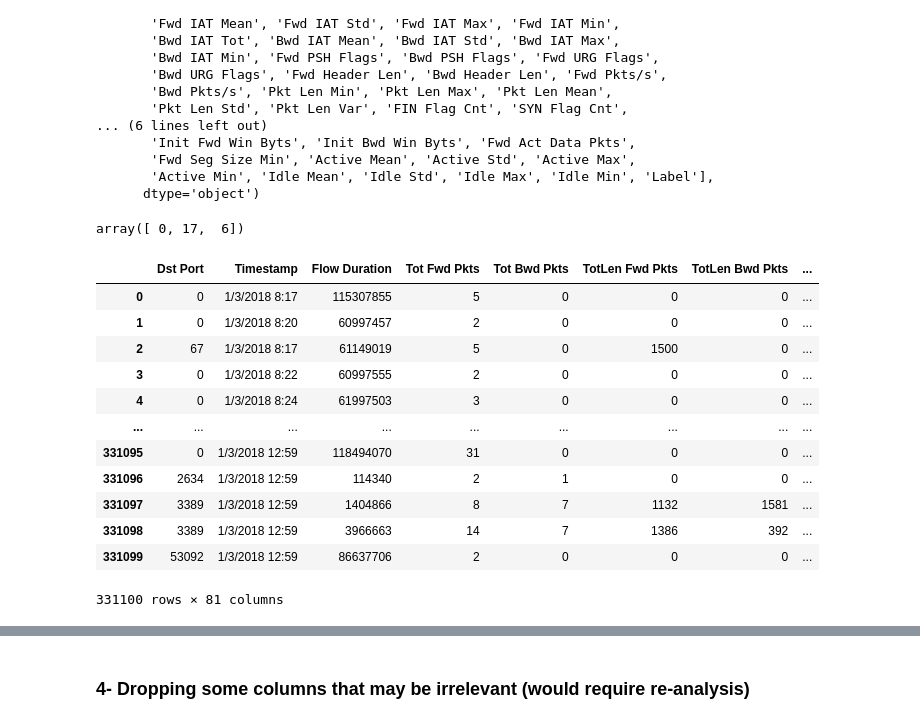
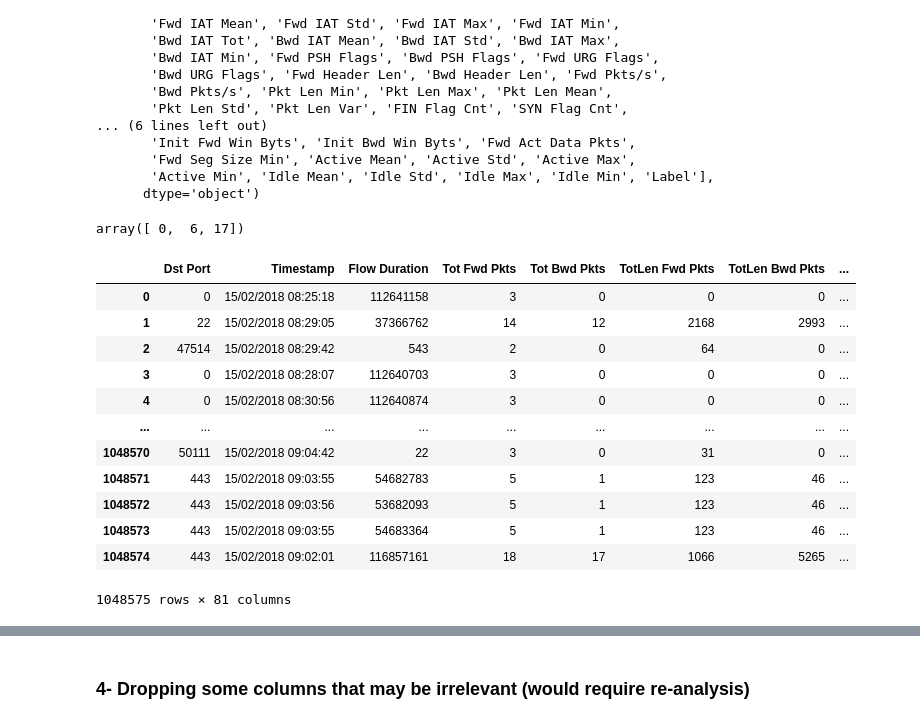
Before and after one commit to alittlesheepofGod/cse-cic-ids2018, a Jupyter notebook: 1-Exploring_CIC-IDS-2018_Dataset.ipynb, the cells around one changed output, grey strips where cells are left out. Drawn from its saved outputs; the diff is of its cells as text; code cells hidden in the pictures.

```diff
--- a/1-Exploring_CIC-IDS-2018_Dataset.ipynb
+++ b/1-Exploring_CIC-IDS-2018_Dataset.ipynb
@@ -2136,5 +2138,5 @@ df_thursday2_malicious
 # %%
-df_thursday3 = pd.read_csv('/mnt/d/project-chau/dataset/cse-cic-ids108/dataset/02-15-2018.csv')
+df_thursday3 = pd.read_csv('/mnt/d/source/cse-cic-ids2018/dataset/02-15-2018.csv')
 # %%
 df_thursday3
 # %% [output]
@@ -2186,4 +2190,4 @@ print(df_thursday3["Label"].value_counts()[['Infilteration']].sum())
 ### 2- Removing row with erroneous 'Label' label
 # %%
 # Remove erroneous 'Label' row
-df_thursday2.drop(df_thursday2.loc[df_thursday2["Label"] == "Label"].index, inplace=True)
+df_thursday3.drop(df_thursday3.loc[df_thursday3["Label"] == "Label"].index, inplace=True)
@@ -2226,25 +2230,25 @@ Index(['Dst Port', 'Protocol', 'Timestamp', 'Flow Duration', 'Tot Fwd Pkts',
        'Active Min', 'Idle Mean', 'Idle Std', 'Idle Max', 'Idle Min', 'Label'],
       dtype='object')
 # %%
-df_thursday2["Protocol"].unique()
+df_thursday3["Protocol"].unique()
 # %% [output]
-array([ 0, 17,  6])
+array([ 0,  6, 17])
 # %%
-df_thursday2 = pd.get_dummies(df_thursday2, columns=['Protocol'], drop_first=True)
-df_thursday2
+df_thursday3 = pd.get_dummies(df_thursday3, columns=['Protocol'], drop_first=True)
+df_thursday3
 # %% [output]
 |  | Dst Port | Timestamp | Flow Duration | Tot Fwd Pkts | Tot Bwd Pkts | TotLen Fwd Pkts | TotLen Bwd Pkts | ... |
-| 0 | 0 | 1/3/2018 8:17 | 115307855 | 5 | 0 | 0 | 0 | ... |
-| 1 | 0 | 1/3/2018 8:20 | 60997457 | 2 | 0 | 0 | 0 | ... |
-| 2 | 67 | 1/3/2018 8:17 | 61149019 | 5 | 0 | 1500 | 0 | ... |
-| 3 | 0 | 1/3/2018 8:22 | 60997555 | 2 | 0 | 0 | 0 | ... |
-| 4 | 0 | 1/3/2018 8:24 | 61997503 | 3 | 0 | 0 | 0 | ... |
+| 0 | 0 | 15/02/2018 08:25:18 | 112641158 | 3 | 0 | 0 | 0 | ... |
+| 1 | 22 | 15/02/2018 08:29:05 | 37366762 | 14 | 12 | 2168 | 2993 | ... |
+| 2 | 47514 | 15/02/2018 08:29:42 | 543 | 2 | 0 | 64 | 0 | ... |
+| 3 | 0 | 15/02/2018 08:28:07 | 112640703 | 3 | 0 | 0 | 0 | ... |
+| 4 | 0 | 15/02/2018 08:30:56 | 112640874 | 3 | 0 | 0 | 0 | ... |
 | ... | ... | ... | ... | ... | ... | ... | ... | ... |
-| 331095 | 0 | 1/3/2018 12:59 | 118494070 | 31 | 0 | 0 | 0 | ... |
-| 331096 | 2634 | 1/3/2018 12:59 | 114340 | 2 | 1 | 0 | 0 | ... |
-| 331097 | 3389 | 1/3/2018 12:59 | 1404866 | 8 | 7 | 1132 | 1581 | ... |
-| 331098 | 3389 | 1/3/2018 12:59 | 3966663 | 14 | 7 | 1386 | 392 | ... |
-| 331099 | 53092 | 1/3/2018 12:59 | 86637706 | 2 | 0 | 0 | 0 | ... |
+| 1048570 | 50111 | 15/02/2018 09:04:42 | 22 | 3 | 0 | 31 | 0 | ... |
+| 1048571 | 443 | 15/02/2018 09:03:55 | 54682783 | 5 | 1 | 123 | 46 | ... |
+| 1048572 | 443 | 15/02/2018 09:03:56 | 53682093 | 5 | 1 | 123 | 46 | ... |
+| 1048573 | 443 | 15/02/2018 09:03:55 | 54683364 | 5 | 1 | 123 | 46 | ... |
+| 1048574 | 443 | 15/02/2018 09:02:01 | 116857161 | 18 | 17 | 1066 | 5265 | ... |
-331100 rows × 81 columns
+1048575 rows × 81 columns
 # %%
 # making Label column the last column again
```
Also changed, not shown: parts of 125 cells of this notebook, 1 other file.
